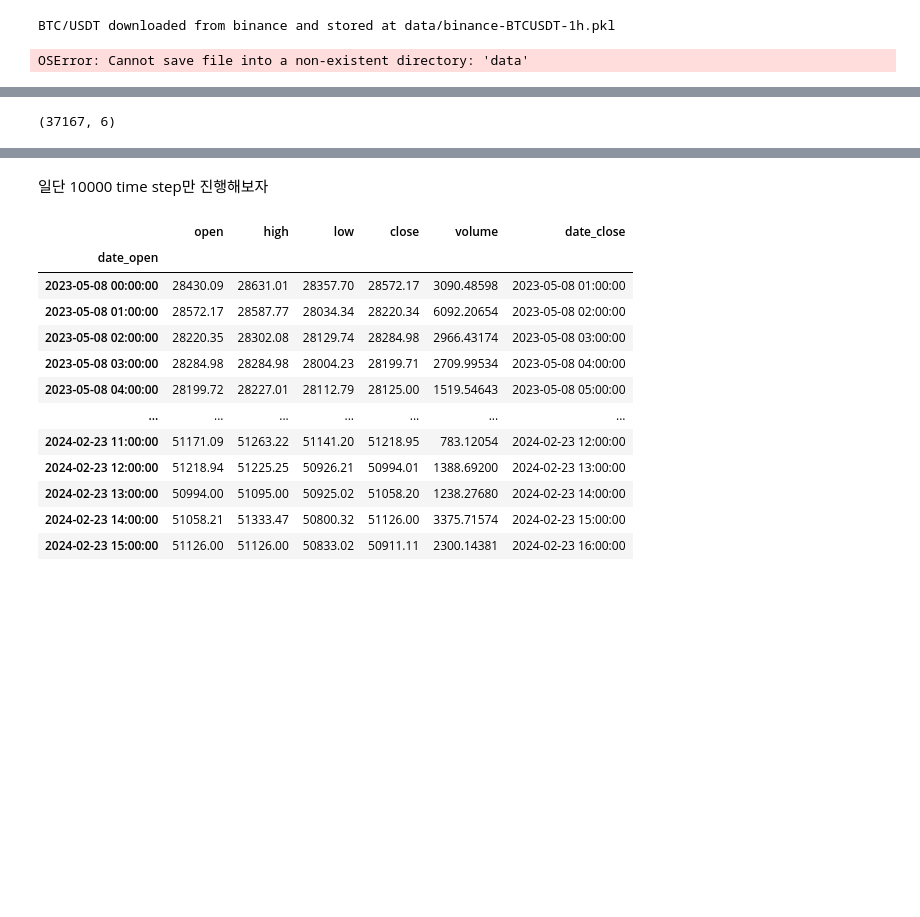
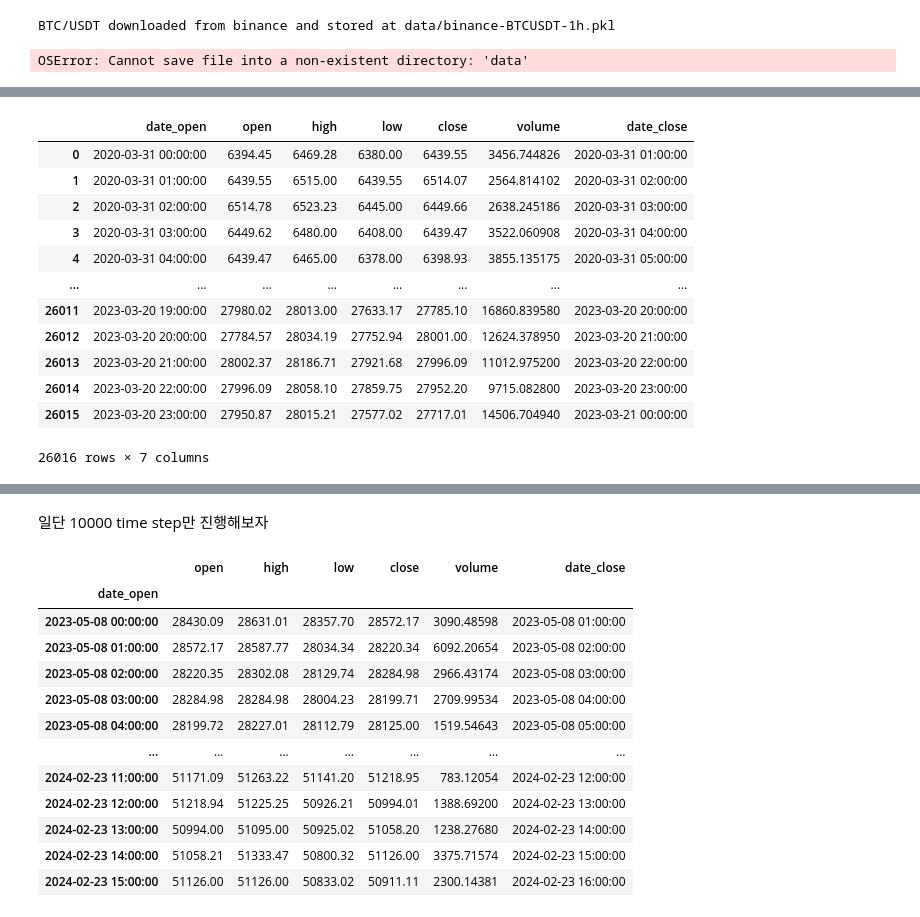
Before and after one commit to fredjeong/projects, a Jupyter notebook: Application of Deep Reinforcement Learning in Portfolio Management/data/test.ipynb, the cells around one changed output, grey strips where cells are left out. Cells and saved outputs as stored; diff of their text form; code cells hidden in the pictures; blank space fills up the shorter version.

```diff
--- a/Application of Deep Reinforcement Learning in Portfolio Management/data/test.ipynb
+++ b/Application of Deep Reinforcement Learning in Portfolio Management/data/test.ipynb
@@ -16,6 +90,20 @@ import pandas as pd
 # %%
 df = pd.read_pickle("binance-BTCUSDT-1h.pkl")
+train_size = int(len(df)*0.7)
+train_df = df[:train_size]
+train_df = train_df.dropna().reset_index()
+train_df
+# %% [output]
+|  | date_open | open | high | low | close | volume | date_close |
+| 0 | 2020-03-31 00:00:00 | 6394.45 | 6469.28 | 6380.00 | 6439.55 | 3456.744826 | 2020-03-31 01:00:00 |
+| 1 | 2020-03-31 01:00:00 | 6439.55 | 6515.00 | 6439.55 | 6514.07 | 2564.814102 | 2020-03-31 02:00:00 |
+| 2 | 2020-03-31 02:00:00 | 6514.78 | 6523.23 | 6445.00 | 6449.66 | 2638.245186 | 2020-03-31 03:00:00 |
+| 3 | 2020-03-31 03:00:00 | 6449.62 | 6480.00 | 6408.00 | 6439.47 | 3522.060908 | 2020-03-31 04:00:00 |
+| 4 | 2020-03-31 04:00:00 | 6439.47 | 6465.00 | 6378.00 | 6398.93 | 3855.135175 | 2020-03-31 05:00:00 |
+| ... | ... | ... | ... | ... | ... | ... | ... |
+| 26011 | 2023-03-20 19:00:00 | 27980.02 | 28013.00 | 27633.17 | 27785.10 | 16860.839580 | 2023-03-20 20:00:00 |
+| 26012 | 2023-03-20 20:00:00 | 27784.57 | 28034.19 | 27752.94 | 28001.00 | 12624.378950 | 2023-03-20 21:00:00 |
+| 26013 | 2023-03-20 21:00:00 | 28002.37 | 28186.71 | 27921.68 | 27996.09 | 11012.975200 | 2023-03-20 22:00:00 |
+| 26014 | 2023-03-20 22:00:00 | 27996.09 | 28058.10 | 27859.75 | 27952.20 | 9715.082800 | 2023-03-20 23:00:00 |
+| 26015 | 2023-03-20 23:00:00 | 27950.87 | 28015.21 | 27577.02 | 27717.01 | 14506.704940 | 2023-03-21 00:00:00 |
+26016 rows × 7 columns
-# %%
-df.shape
-# %% [output]
-(37167, 6)
```
Also changed, not shown: parts of 11 cells of this notebook, 3 other files.
